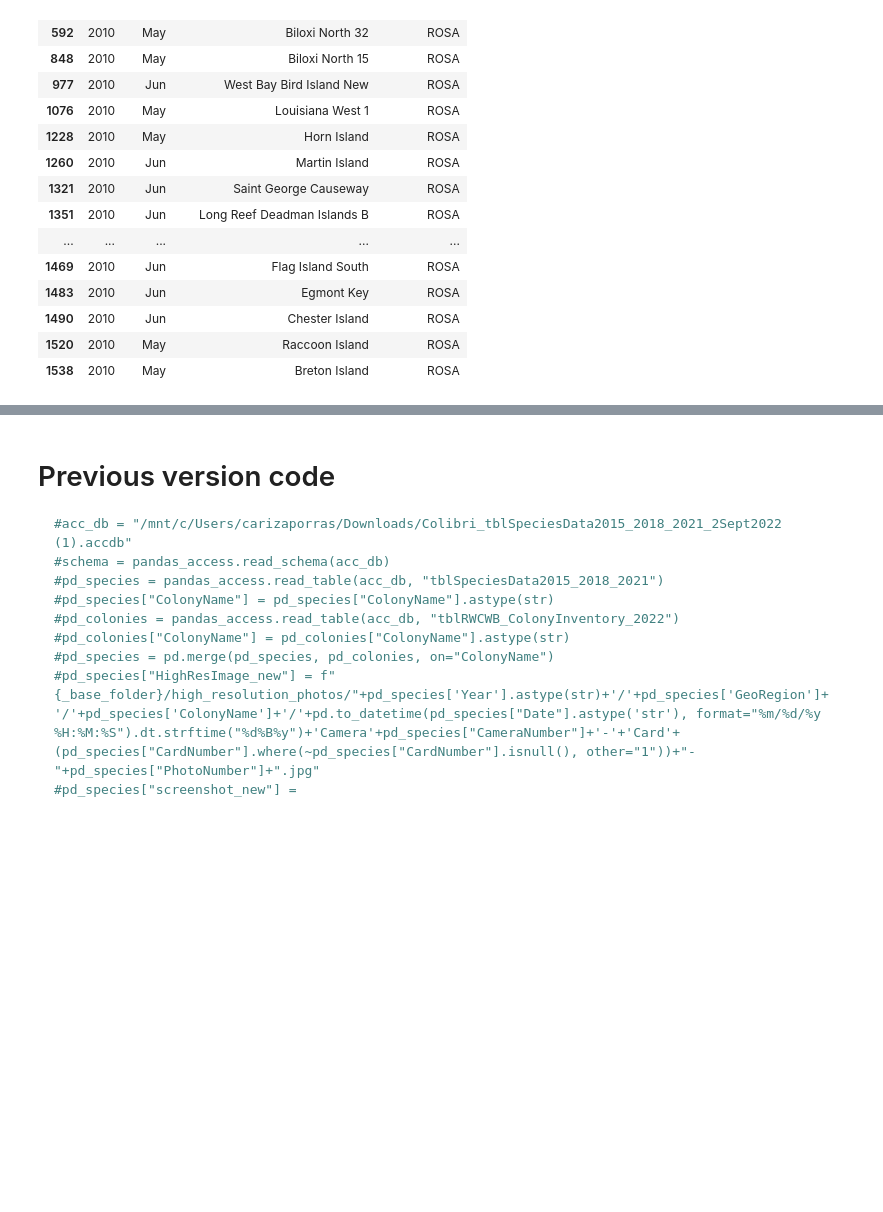
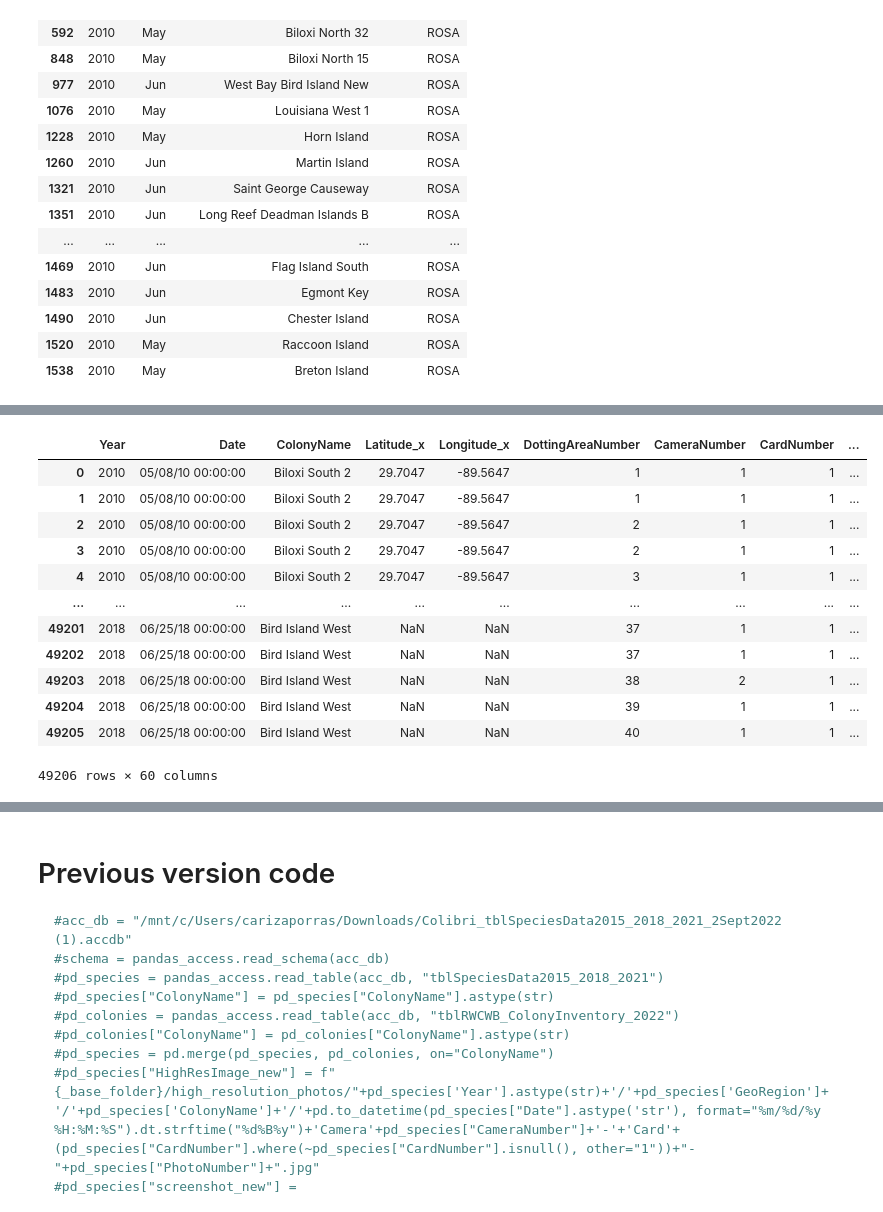
Before and after one commit to waterinstitute/avian_data_ingestor, a Jupyter notebook: doc/Metadata for DottedImages.ipynb, the cells around one changed output, grey strips where cells are left out. Cells and saved outputs as stored; diff of their text form; code cells hidden in the pictures; blank space fills up the shorter version.

```diff
--- a/doc/Metadata for DottedImages.ipynb
+++ b/doc/Metadata for DottedImages.ipynb
@@ -260,7 +322,7 @@ selected[selected.SpeciesCode == "ROSA"]
 # %%
 pd_species.loc[pd_species[["Year","month","ColonyName","SpeciesCode"]].apply(lambda row: str([x for x in row]), axis =1).isin(selected.apply(lambda row: str([x for x in row]), axis =1)),"BestForBPE"] = 'Y'
 # %%
-pd_species["uid"]= pd_species["HighResImage_new"]+"#"+np.where(pd_species["SpeciesCode"].isna(),"N/A",pd_species["SpeciesCode"].isna())
+pd_species["uid"]= pd_species["HighResImage_new"]+"#"+np.where(pd_species["SpeciesCode"].isna(),"N/A",pd_species["SpeciesCode"])
 # %%
 pd_species.to_csv("avianmonitoring_2010-2021.csv.gz", index=False)
 # %%
@@ -314,7 +401,7 @@ pd_species['day'] = pd_species["date2"].apply(lambda x: x.split('-')[2])
 # %%
 pd_species[~pd_species["HighResImage_new"].isna()].to_csv("avianData20102021.csv.gz", index=False)
 # %%
-pd_species[~pd_species["HighResImage_new"].isna()]
+pd_species[~pd_species["HighResImage_new"].isna()] = pd_species[~pd_species["HighResImage_new"].isna()]
 # %%
 fdf = fdf.rename(columns={"camera":"CameraNumber","card":"CardNumber", "photo":"PhotoNumber", "year":"Year" })
 # %%
@@ -330,2 +418,18 @@ fdf.loc[fdf[c]=='None',c]= '1'
+# %%
+pd_species
+# %% [output]
+|  | Year | Date | ColonyName | Latitude_x | Longitude_x | DottingAreaNumber | CameraNumber | CardNumber | ... |
+| 0 | 2010 | 05/08/10 00:00:00 | Biloxi South 2 | 29.7047 | -89.5647 | 1 | 1 | 1 | ... |
+| 1 | 2010 | 05/08/10 00:00:00 | Biloxi South 2 | 29.7047 | -89.5647 | 1 | 1 | 1 | ... |
+| 2 | 2010 | 05/08/10 00:00:00 | Biloxi South 2 | 29.7047 | -89.5647 | 2 | 1 | 1 | ... |
+| 3 | 2010 | 05/08/10 00:00:00 | Biloxi South 2 | 29.7047 | -89.5647 | 2 | 1 | 1 | ... |
+| 4 | 2010 | 05/08/10 00:00:00 | Biloxi South 2 | 29.7047 | -89.5647 | 3 | 1 | 1 | ... |
+| ... | ... | ... | ... | ... | ... | ... | ... | ... | ... |
+| 49201 | 2018 | 06/25/18 00:00:00 | Bird Island West | NaN | NaN | 37 | 1 | 1 | ... |
+| 49202 | 2018 | 06/25/18 00:00:00 | Bird Island West | NaN | NaN | 37 | 1 | 1 | ... |
+| 49203 | 2018 | 06/25/18 00:00:00 | Bird Island West | NaN | NaN | 38 | 2 | 1 | ... |
+| 49204 | 2018 | 06/25/18 00:00:00 | Bird Island West | NaN | NaN | 39 | 1 | 1 | ... |
+| 49205 | 2018 | 06/25/18 00:00:00 | Bird Island West | NaN | NaN | 40 | 1 | 1 | ... |
+49206 rows × 60 columns
 # %%
 merged = pd_species.merge(fdf, on=join_cols, how="left")
```
Also changed, not shown: parts of 36 cells of this notebook.
